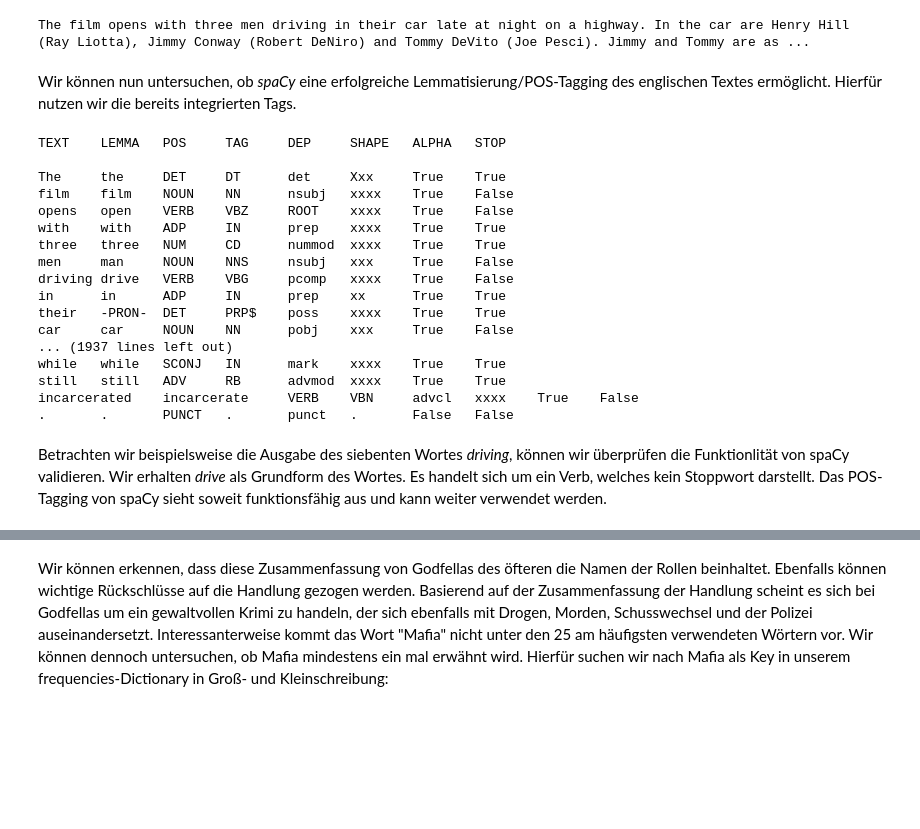
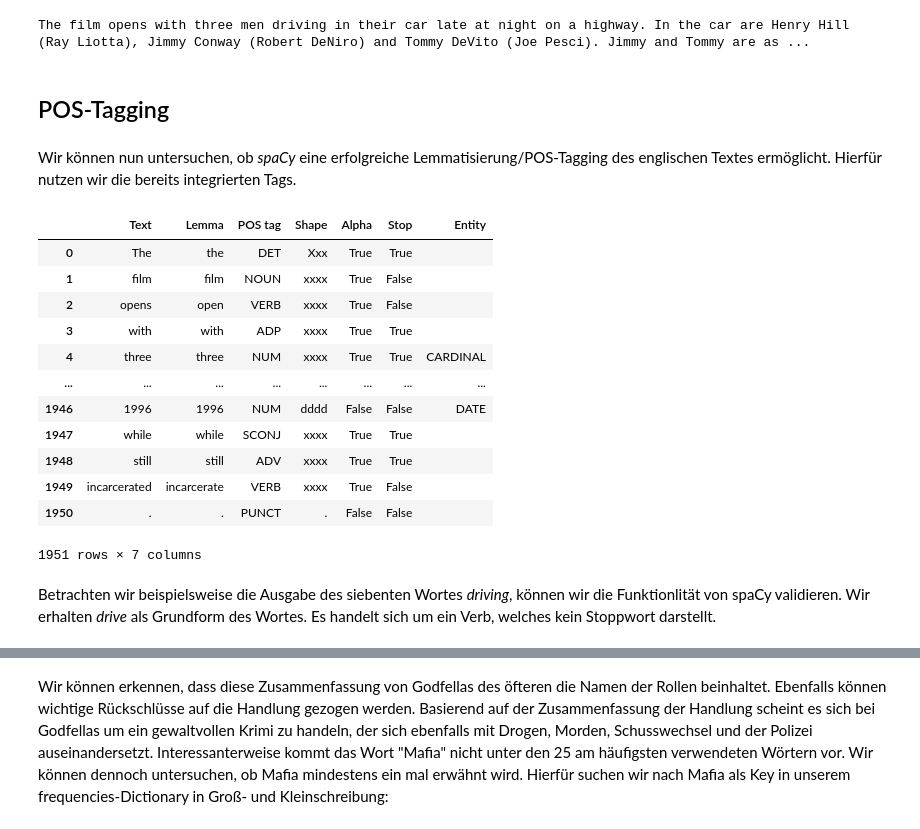
Before and after one commit to Schlagoo/nlp_project_sose20, a Jupyter notebook: code/3_analysis_of_single_movie.ipynb, the cells around one changed output, grey strips where cells are left out. Drawn from its saved outputs; the diff is of its cells as text; code cells hidden in the pictures; blank space fills up the shorter version.

```diff
--- a/code/3_analysis_of_single_movie.ipynb
+++ b/code/3_analysis_of_single_movie.ipynb
@@ -36,29 +45,28 @@ Wir erhalten folgende Textdaten:
 document
 # %% [output]
 The film opens with three men driving in their car late at night on a highway. In the car are Henry Hill (Ray Liotta), Jimmy Conway (Robert DeNiro) and Tommy DeVito (Joe Pesci). Jimmy and Tommy are as ...
+# %% [markdown]
+## POS-Tagging
 # %% [markdown]
 Wir können nun untersuchen, ob *spaCy* eine erfolgreiche Lemmatisierung/POS-Tagging des englischen Textes ermöglicht. Hierfür nutzen wir die bereits integrierten Tags.
-# %%
-print('TEXT\tLEMMA\tPOS\tTAG\tDEP\tSHAPE\tALPHA\tSTOP\n')
-for token in document:
-    print('{}\t{}\t{}\t{}\t{}\t{}\t{}\t{}'.format(token.text, token.lemma_, token.pos_, token.tag_, token.dep_, token.shape_, token.is_alpha, token.is_stop))
-# %% [output]
-TEXT    LEMMA   POS     TAG     DEP     SHAPE   ALPHA   STOP
-
-The     the     DET     DT      det     Xxx     True    True
-film    film    NOUN    NN      nsubj   xxxx    True    False
-opens   open    VERB    VBZ     ROOT    xxxx    True    False
-with    with    ADP     IN      prep    xxxx    True    True
-three   three   NUM     CD      nummod  xxxx    True    True
-men     man     NOUN    NNS     nsubj   xxx     True    False
-driving drive   VERB    VBG     pcomp   xxxx    True    False
-in      in      ADP     IN      prep    xx      True    True
-their   -PRON-  DET     PRP$    poss    xxxx    True    True
-car     car     NOUN    NN      pobj    xxx     True    False
-... (1937 lines left out)
-while   while   SCONJ   IN      mark    xxxx    True    True
-still   still   ADV     RB      advmod  xxxx    True    True
-incarcerated    incarcerate     VERB    VBN     advcl   xxxx    True    False
-.       .       PUNCT   .       punct   .       False   False
+# %%
+pos = [{'Text': token.text, 'Lemma': token.lemma_, 'POS tag': token.pos_, 'Shape': token.shape_, 'Alpha': token.is_alpha, 'Stop': token.is_stop, 'Entity': token.ent_type_} for token in document]
+tokens = pd.DataFrame(pos)
+# %%
+tokens
+# %% [output]
+|  | Text | Lemma | POS tag | Shape | Alpha | Stop | Entity |
+| 0 | The | the | DET | Xxx | True | True |  |
+| 1 | film | film | NOUN | xxxx | True | False |  |
+| 2 | opens | open | VERB | xxxx | True | False |  |
+| 3 | with | with | ADP | xxxx | True | True |  |
+| 4 | three | three | NUM | xxxx | True | True | CARDINAL |
+| ... | ... | ... | ... | ... | ... | ... | ... |
+| 1946 | 1996 | 1996 | NUM | dddd | False | False | DATE |
+| 1947 | while | while | SCONJ | xxxx | True | True |  |
+| 1948 | still | still | ADV | xxxx | True | True |  |
+| 1949 | incarcerated | incarcerate | VERB | xxxx | True | False |  |
+| 1950 | . | . | PUNCT | . | False | False |  |
+1951 rows × 7 columns
 # %% [markdown]
-Betrachten wir beispielsweise die Ausgabe des siebenten Wortes *driving*, können wir überprüfen die Funktionlität von spaCy validieren. Wir erhalten *drive* als Grundform des Wortes. Es handelt sich um ein Verb, welches kein Stoppwort darstellt. Das POS-Tagging von spaCy sieht soweit funktionsfähig aus und kann weiter verwendet werden.
+Betrachten wir beispielsweise die Ausgabe des siebenten Wortes *driving*, können wir die Funktionlität von spaCy validieren. Wir erhalten *drive* als Grundform des Wortes. Es handelt sich um ein Verb, welches kein Stoppwort darstellt.
```
Also changed, not shown: parts of 53 cells of this notebook, 1 other file.
